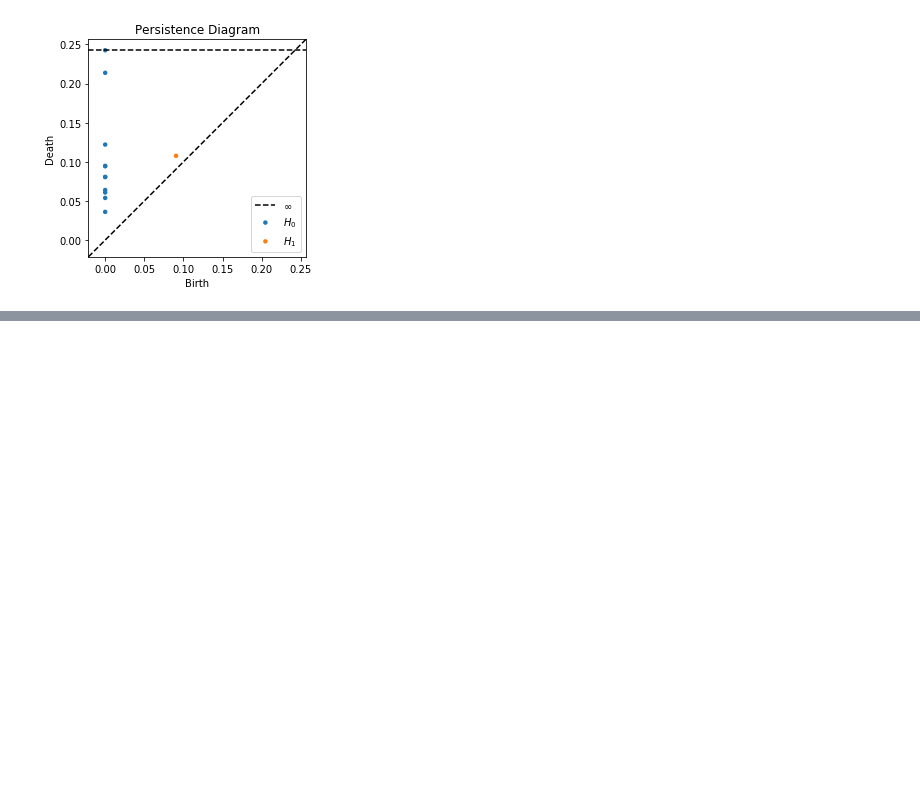
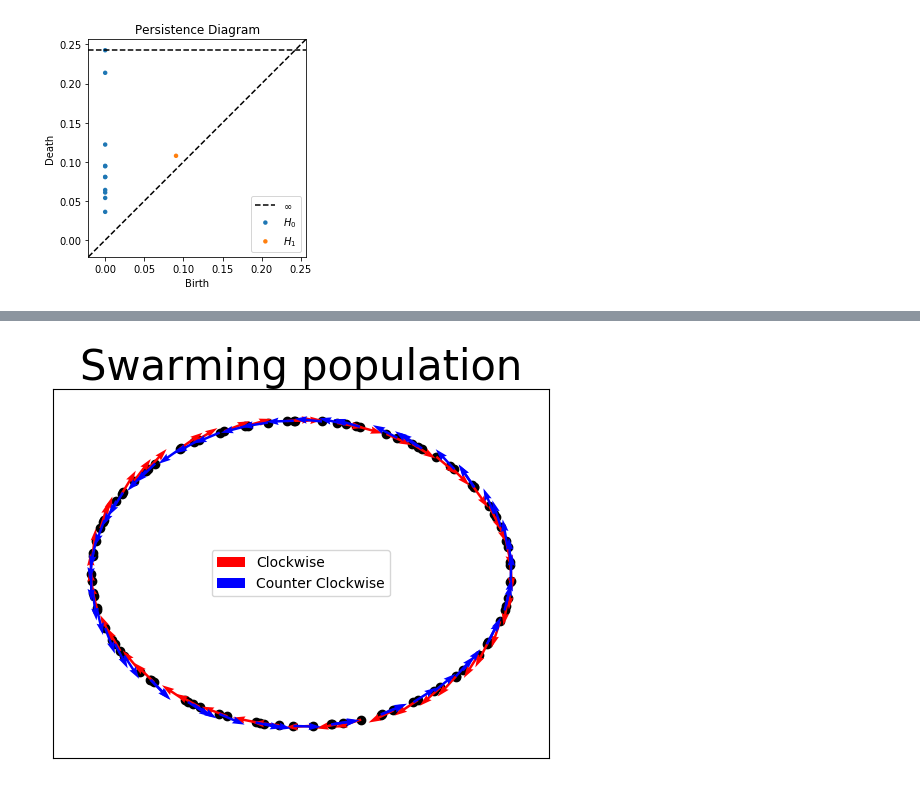
Before and after one commit to johnnardini/TDA_tutorial, a Jupyter notebook: TDA_intro.ipynb, the cells around one changed output, grey strips where cells are left out. Cells and saved outputs as stored; diff of their text form; code cells hidden in the pictures; blank space fills up the shorter version.

Commit message:
Updating code to include swarming example

```diff
--- a/TDA_intro.ipynb
+++ b/TDA_intro.ipynb
@@ -142,0 +242,32 @@ Text(0.5, 1.0, 'Persistence Diagram')
+# %%
+final_time = simulated_cells[-1]
+
+#extract positions and velocities
+x = final_time[:num_cells]
+y = final_time[num_cells:2*num_cells]
+vx = final_time[2*num_cells:3*num_cells]
+vy = final_time[3*num_cells:]
+
+#determine clockwise, counter clockwise-moving agents
+u = np.vstack([x - np.mean(x),y - np.mean(y)])
+v = np.vstack([vx,vy])
+w=np.arctan2(u[0,:]*v[1,:]-u[1,:]*v[0,:],u[0,:]*v[0,:]+u[1,:]*v[1,:])
+
+#plot
+fig = plt.figure()
+ax = fig.add_subplot(111)
+
+ax.scatter(x,y,color="k")
+ax.quiver(x[w<0],y[w<0],vx[w<0],vy[w<0],color="r",width=.005,label = "Clockwise")
+ax.quiver(x[w>=0],y[w>=0],vx[w>=0],vy[w>=0],color="b",width=.005,label = "Counter Clockwise")
+
+ax.set_xticks([])
+ax.set_yticks([])
+
+ax.set_title("Swarming population",fontsize=30)
+
+plt.legend()
+
+plt.savefig("swarm.pdf",format="pdf")
+# %% [output]
+[figure, added]
```
Also changed, not shown: parts of 5 cells of this notebook.
